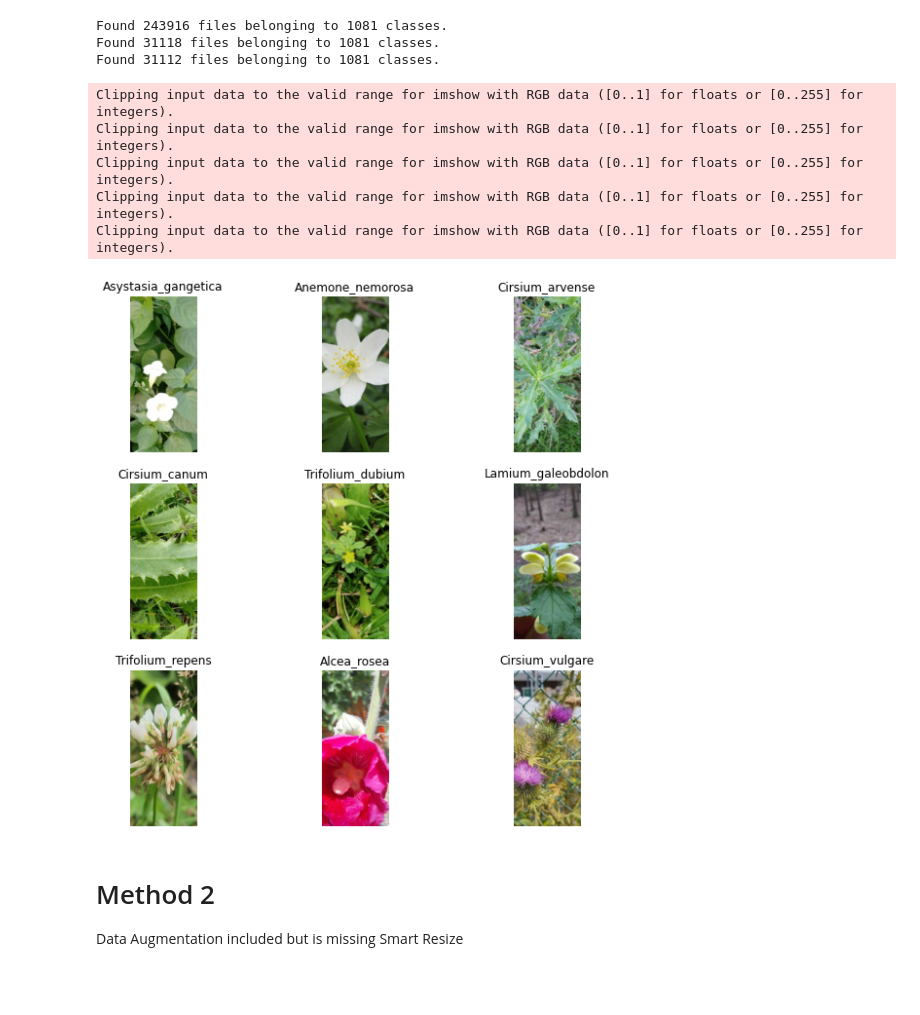
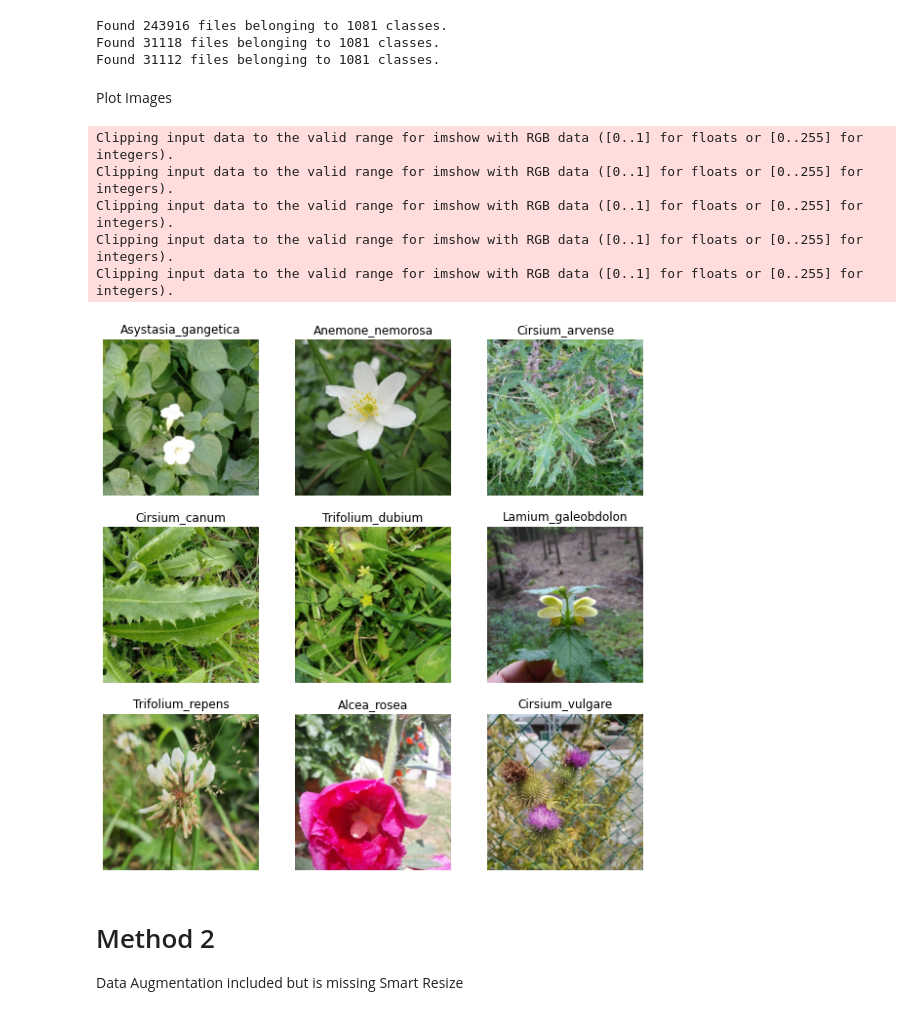
Before and after one commit to isakdiaz/plantnet-mobilenetv2-colab, a Jupyter notebook: PlantNet_Train.ipynb, the cells around one changed output. Drawn from its saved outputs; the diff is of its cells as text; code cells hidden in the pictures; blank space fills up the shorter version.

```diff
--- a/PlantNet_Train.ipynb
+++ b/PlantNet_Train.ipynb
@@ -89,7 +120,7 @@ print(class_list)
 ## Pick a Method
 # %%
 SEED = 123
-IMAGE_SIZE = (524, 224)
+IMAGE_SIZE = (224, 224)
 BATCH_SIZE = 32
 
 train_folder = "plantnet_300K/images_train/"
@@ -136,24 +163,26 @@ test_dataset = test_dataset_raw.map(process_dataset, num_parallel_calls=AUTO)
 Found 243916 files belonging to 1081 classes.
 Found 31118 files belonging to 1081 classes.
 Found 31112 files belonging to 1081 classes.
+# %% [markdown]
+Plot Images
 # %%
 import matplotlib.pyplot as plt
 
-plt.figure(figsize=(10, 10))
+plt.figure(figsize=(12, 12))
 for images, labels in train_dataset.take(1):
     for i in range(9):
         ax = plt.subplot(3, 3, i + 1)
         image = (images[i].numpy() + 1)/ 2.0
         plt.imshow(image)
         plt.title(class_list[np.argmax(labels[i])])
         plt.axis("off")
 # %% [output]
 Clipping input data to the valid range for imshow with RGB data ([0..1] for floats or [0..255] for integers).
 Clipping input data to the valid range for imshow with RGB data ([0..1] for floats or [0..255] for integers).
 Clipping input data to the valid range for imshow with RGB data ([0..1] for floats or [0..255] for integers).
 Clipping input data to the valid range for imshow with RGB data ([0..1] for floats or [0..255] for integers).
 Clipping input data to the valid range for imshow with RGB data ([0..1] for floats or [0..255] for integers).
-[figure, old version]
+[figure, new version]
 # %% [markdown]
 # Method 2
 
```
Also changed, not shown: parts of 22 cells of this notebook.
